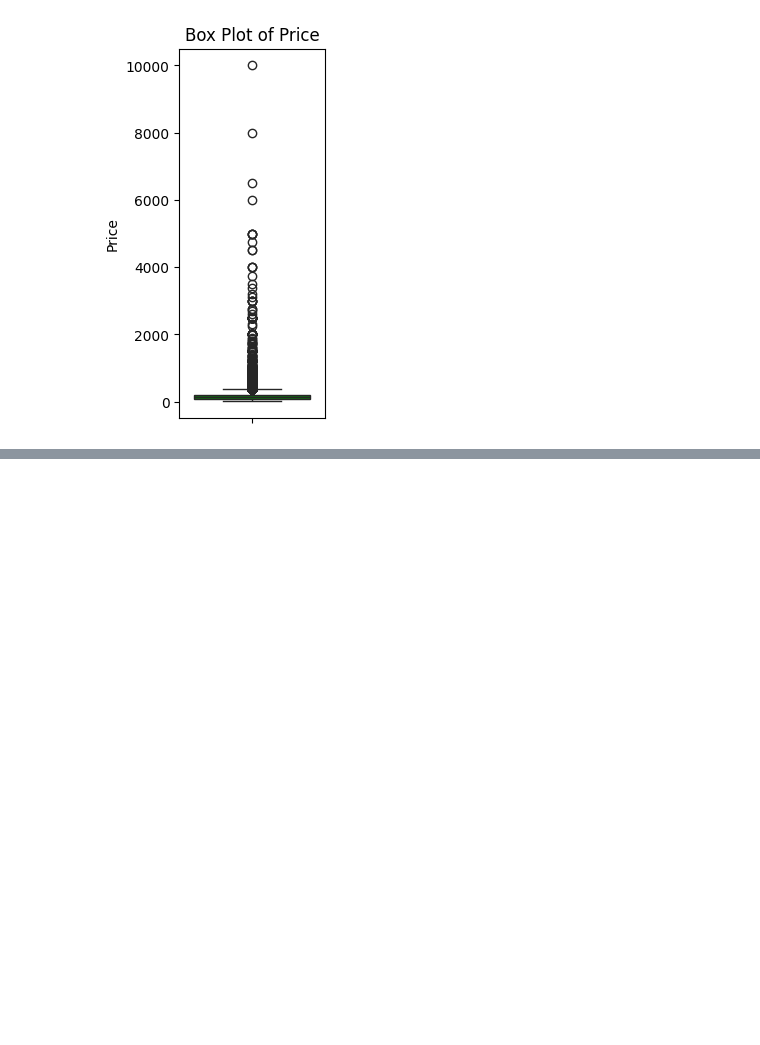
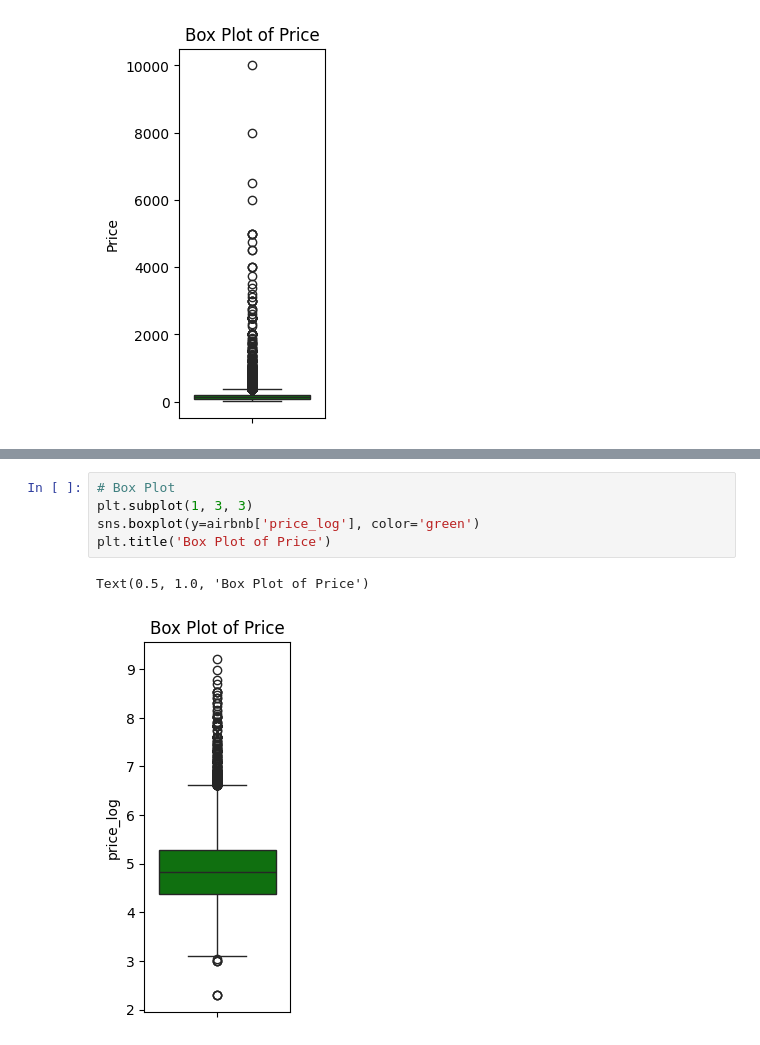
Before and after one commit to EllaThomasson/EDA, a Jupyter notebook: EDALab_EllaThomasson.ipynb, the cells around one changed output, grey strips where cells are left out. Drawn from its saved outputs; the diff is of its cells as text; blank space fills up the shorter version.

```diff
--- a/EDALab_EllaThomasson.ipynb
+++ b/EDALab_EllaThomasson.ipynb
@@ -96,0 +136,8 @@ Text(0.5, 1.0, 'Box Plot of Price')
+# %%
+# Box Plot
+plt.subplot(1, 3, 3)
+sns.boxplot(y=airbnb['price_log'], color='green')
+plt.title('Box Plot of Price')
+# %% [output]
+Text(0.5, 1.0, 'Box Plot of Price')
+[figure, added]
```
Also changed, not shown: parts of 20 cells of this notebook.
